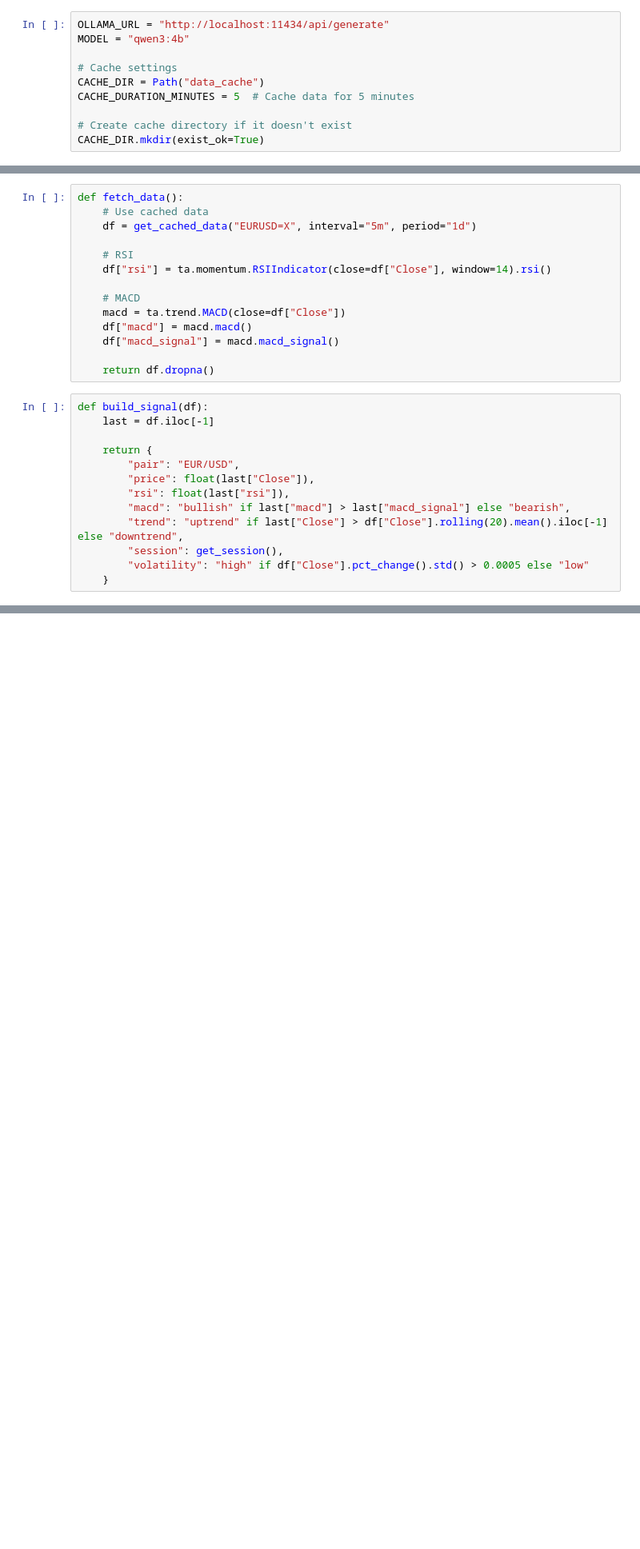
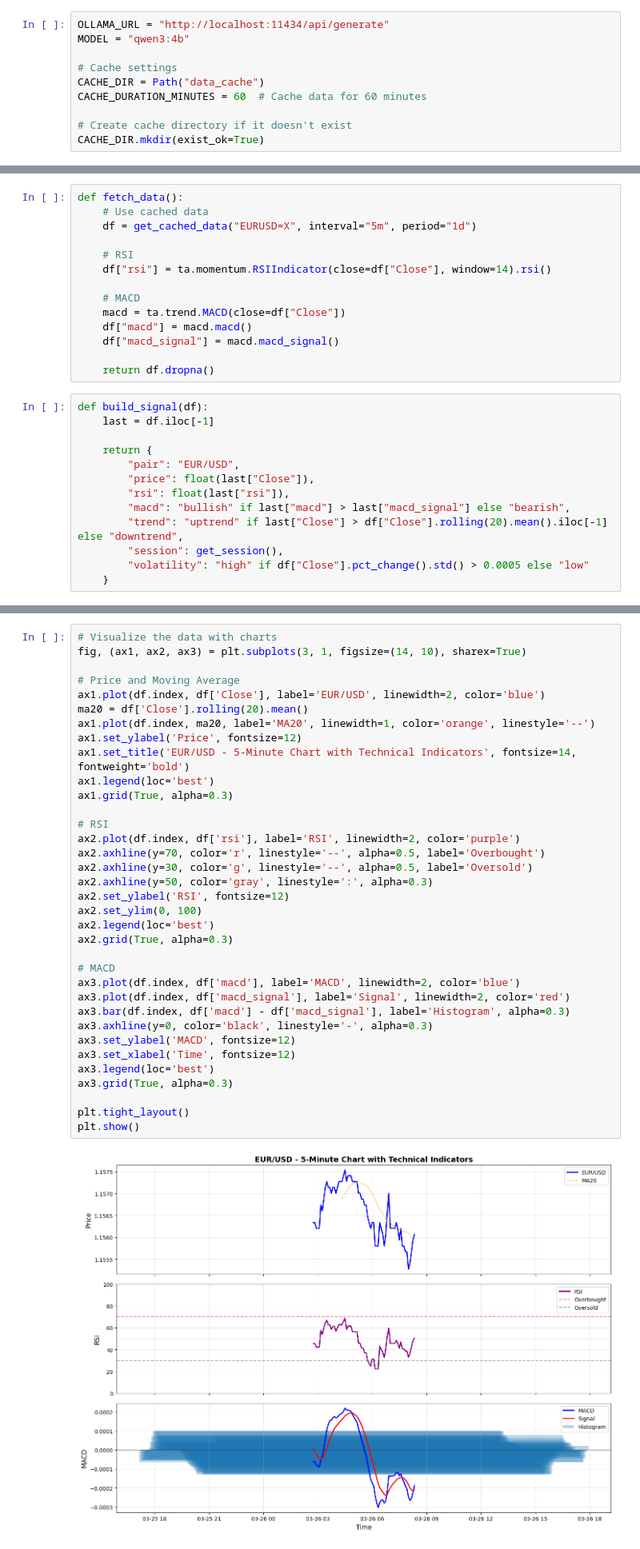
Before and after one commit to nazimboudeffa/ollama-local-analysis, a Jupyter notebook: trading-analysis.ipynb, the cells around one changed output, grey strips where cells are left out. Shown at 80% size. Cells and saved outputs as stored; diff of their text form; blank space fills up the shorter version.

```diff
--- a/trading-analysis.ipynb
+++ b/trading-analysis.ipynb
@@ -15,7 +16,7 @@ MODEL = "qwen3:4b"
 
 # Cache settings
 CACHE_DIR = Path("data_cache")
-CACHE_DURATION_MINUTES = 5  # Cache data for 5 minutes
+CACHE_DURATION_MINUTES = 60  # Cache data for 60 minutes
 
 # Create cache directory if it doesn't exist
 CACHE_DIR.mkdir(exist_ok=True)
@@ -174,0 +237,37 @@ LLM output:
+# %%
+# Visualize the data with charts
+fig, (ax1, ax2, ax3) = plt.subplots(3, 1, figsize=(14, 10), sharex=True)
+
+# Price and Moving Average
+ax1.plot(df.index, df['Close'], label='EUR/USD', linewidth=2, color='blue')
+ma20 = df['Close'].rolling(20).mean()
+ax1.plot(df.index, ma20, label='MA20', linewidth=1, color='orange', linestyle='--')
+ax1.set_ylabel('Price', fontsize=12)
+ax1.set_title('EUR/USD - 5-Minute Chart with Technical Indicators', fontsize=14, fontweight='bold')
+ax1.legend(loc='best')
+ax1.grid(True, alpha=0.3)
+
+# RSI
+ax2.plot(df.index, df['rsi'], label='RSI', linewidth=2, color='purple')
+ax2.axhline(y=70, color='r', linestyle='--', alpha=0.5, label='Overbought')
+ax2.axhline(y=30, color='g', linestyle='--', alpha=0.5, label='Oversold')
+ax2.axhline(y=50, color='gray', linestyle=':', alpha=0.3)
+ax2.set_ylabel('RSI', fontsize=12)
+ax2.set_ylim(0, 100)
+ax2.legend(loc='best')
+ax2.grid(True, alpha=0.3)
+
+# MACD
+ax3.plot(df.index, df['macd'], label='MACD', linewidth=2, color='blue')
+ax3.plot(df.index, df['macd_signal'], label='Signal', linewidth=2, color='red')
+ax3.bar(df.index, df['macd'] - df['macd_signal'], label='Histogram', alpha=0.3)
+ax3.axhline(y=0, color='black', linestyle='-', alpha=0.3)
+ax3.set_ylabel('MACD', fontsize=12)
+ax3.set_xlabel('Time', fontsize=12)
+ax3.legend(loc='best')
+ax3.grid(True, alpha=0.3)
+
+plt.tight_layout()
+plt.show()
+# %% [output]
+[figure, added]
```
Also changed, not shown: parts of 3 cells of this notebook.
